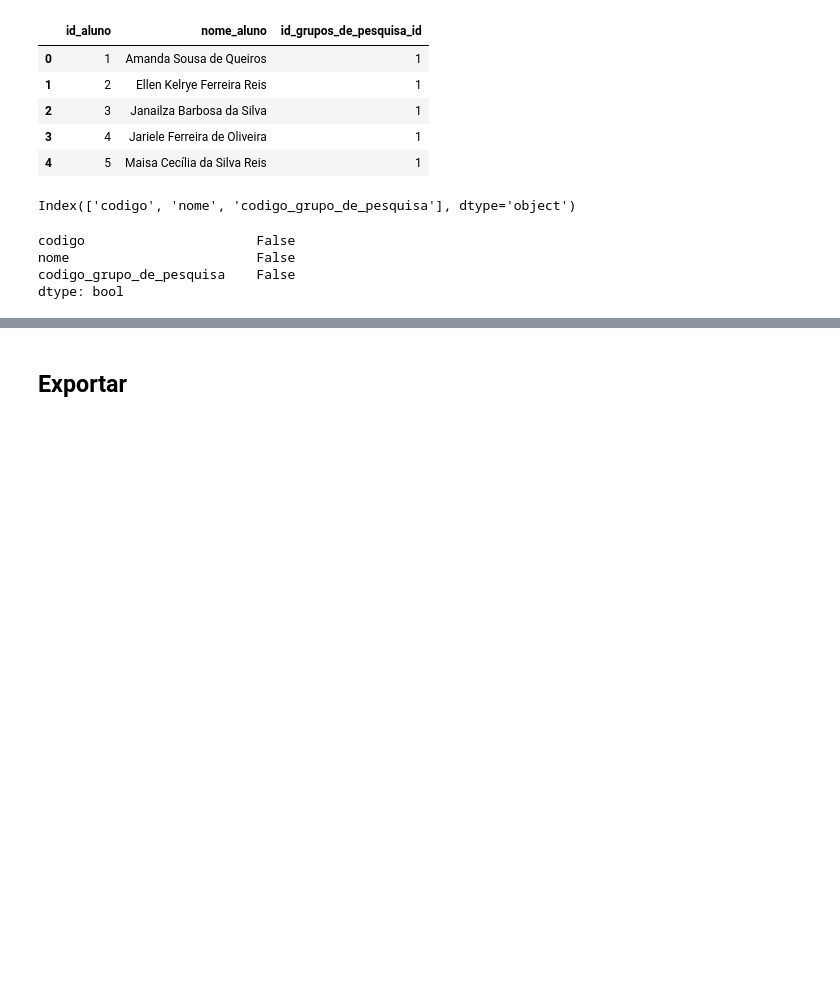
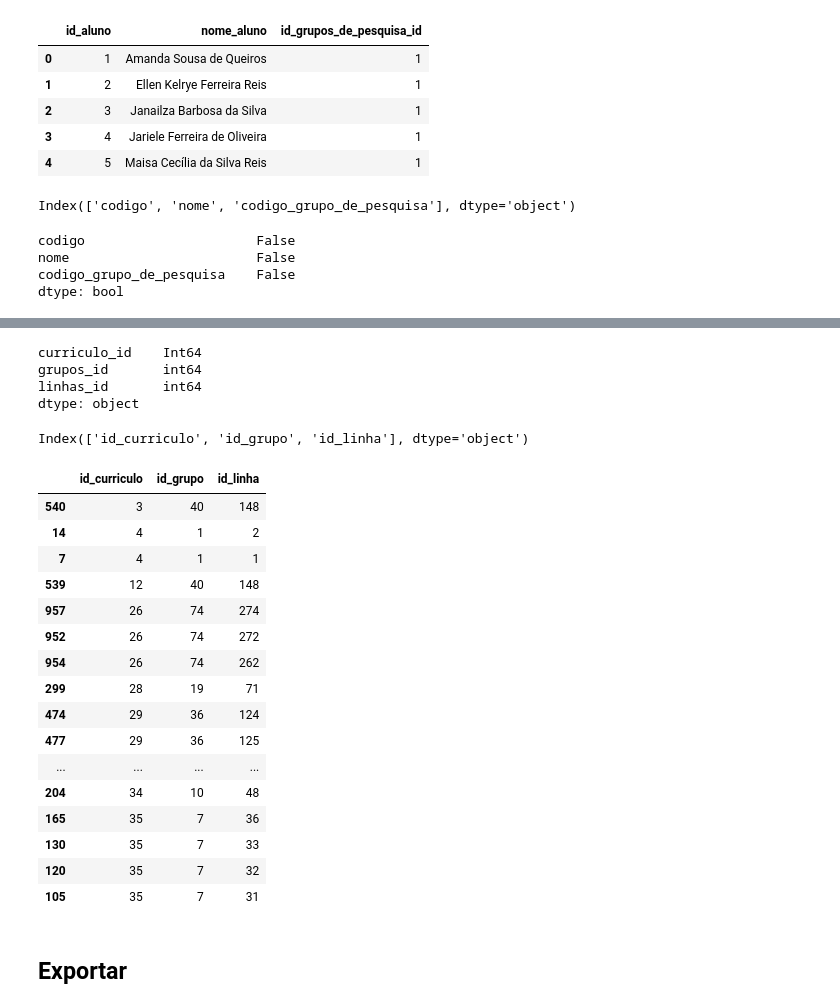
Before and after one commit to marcelsby/tcc-ifg-kg, a Jupyter notebook: notebooks/ifg_produz/Preprocessing Grupos de Pesquisa.ipynb, the cells around one changed output, grey strips where cells are left out. Saved outputs shown, nothing was run; the diff lists cells and outputs as text; code cells hidden in the pictures; blank space fills up the shorter version.

Commit message:
fix(ifg_produz): estratégia de relacionamento de Currículo com Linha de Pesquisa

```diff
--- a/notebooks/ifg_produz/Preprocessing Grupos de Pesquisa.ipynb
+++ b/notebooks/ifg_produz/Preprocessing Grupos de Pesquisa.ipynb
@@ -331,0 +333,2 @@ dtype: bool
+# %%
+intermediaria_final = intermediaria_final.drop("id_curriculo_linha_grupo", axis=1)
@@ -332,3 +339,44 @@ dtype: bool
+# %%
+intermediaria_final = intermediaria_final.drop_duplicates()
+# %%
+intermediaria_final.dtypes
+# %% [output]
+curriculo_id    Int64
+grupos_id       int64
+linhas_id       int64
+dtype: object
+# %%
+intermediaria_final = intermediaria_final.rename({
+    "curriculo_id": "id_curriculo",
+    "grupos_id": "id_grupo",
+    "linhas_id": "id_linha"
+}, axis=1)
+# %%
+intermediaria_final.columns
+# %% [output]
+Index(['id_curriculo', 'id_grupo', 'id_linha'], dtype='object')
+# %%
+intermediaria_final = intermediaria_final.sort_values("id_curriculo")
+# %%
+intermediaria_final.head(n=20)
+# %% [output]
+|  | id_curriculo | id_grupo | id_linha |
+| 540 | 3 | 40 | 148 |
+| 14 | 4 | 1 | 2 |
+| 7 | 4 | 1 | 1 |
+| 539 | 12 | 40 | 148 |
+| 957 | 26 | 74 | 274 |
+| 952 | 26 | 74 | 272 |
+| 954 | 26 | 74 | 262 |
+| 299 | 28 | 19 | 71 |
+| 474 | 29 | 36 | 124 |
+| 477 | 29 | 36 | 125 |
+| ... | ... | ... | ... |
+| 204 | 34 | 10 | 48 |
+| 165 | 35 | 7 | 36 |
+| 130 | 35 | 7 | 33 |
+| 120 | 35 | 7 | 32 |
+| 105 | 35 | 7 | 31 |
 # %% [markdown]
 ## Exportar
 # %%
```
Also changed, not shown: parts of 24 cells of this notebook, 2 other files.
